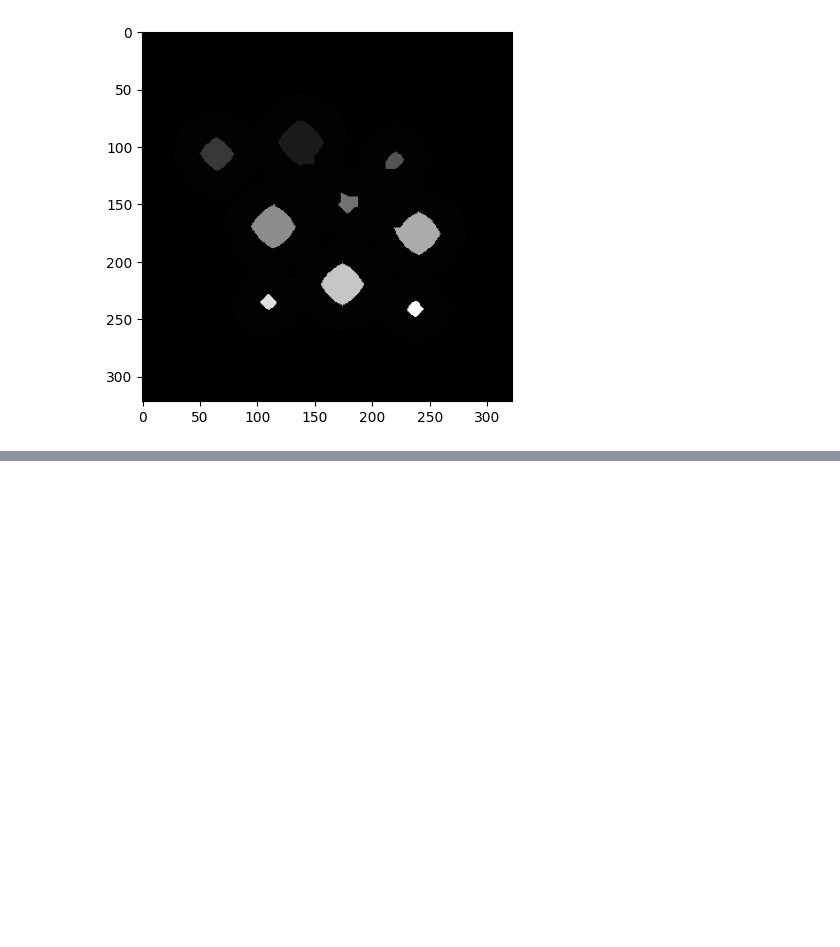
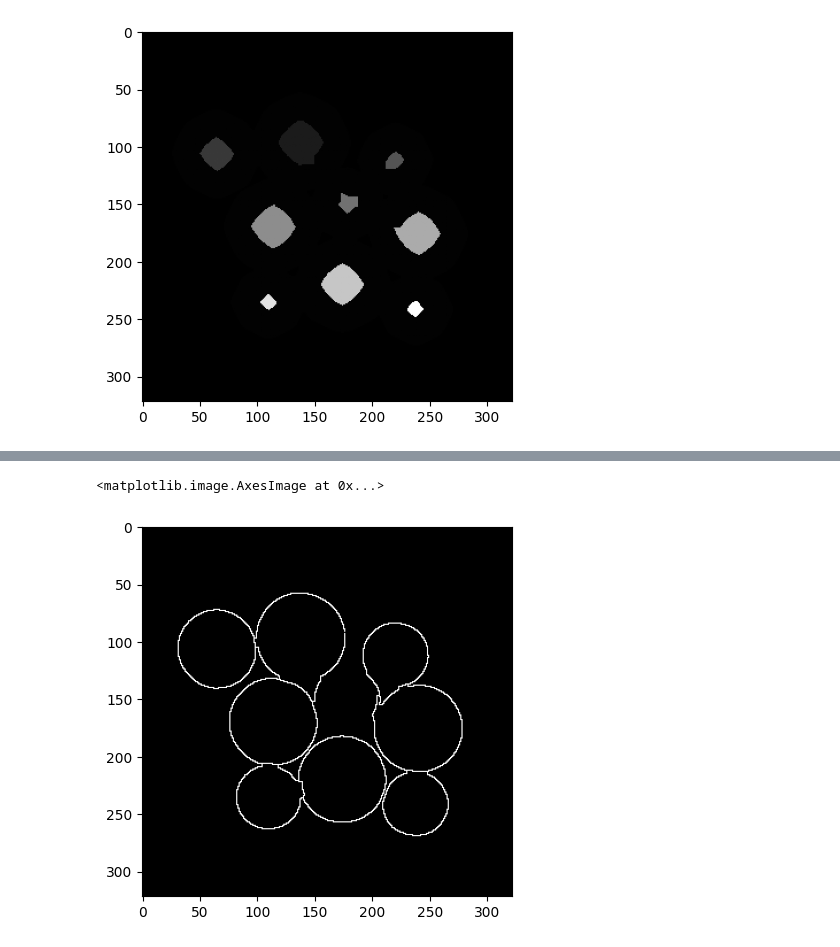
Before and after one commit to oldeu-boi/marker-based-watershed-segmentation-algorithm, a Jupyter notebook: marker-based-watershed-segmentation.ipynb, the cells around one changed output, grey strips where cells are left out. Drawn from its saved outputs; the diff is of its cells as text; code cells hidden in the pictures; blank space fills up the shorter version.

```diff
--- a/marker-based-watershed-segmentation.ipynb
+++ b/marker-based-watershed-segmentation.ipynb
@@ -317,0 +363,6 @@ plt.imshow(bg_marker, cmap='gray')
+# %%
+# printing our ridges
+plt.imshow(ridges, cmap='grey')
+# %% [output]
+<matplotlib.image.AxesImage at 0x...>
+[figure, added]
```
Also changed, not shown: parts of 5 cells of this notebook.
